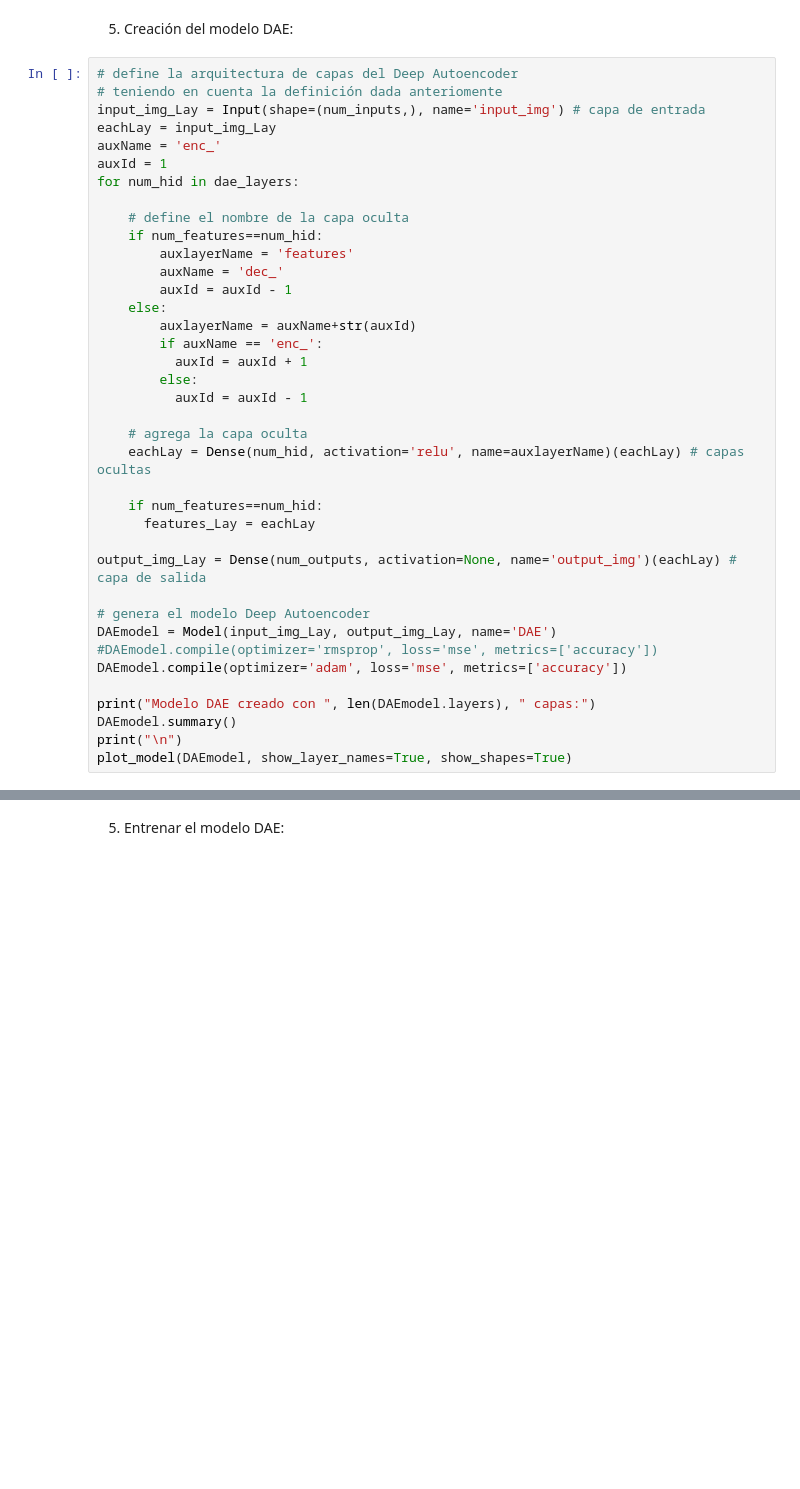
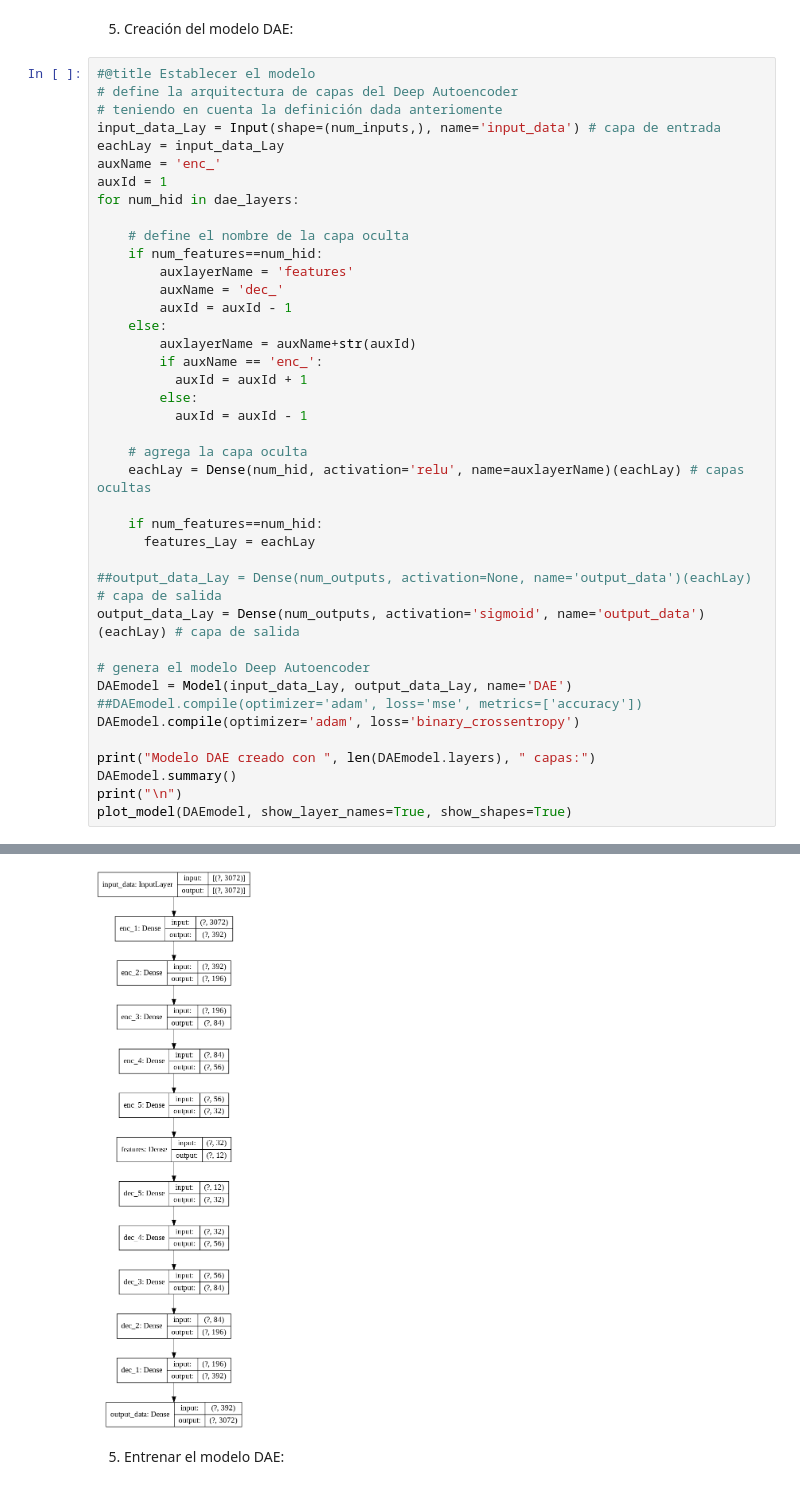
Before and after one commit to PGP-MachineLearning/demoIRIS, a Jupyter notebook: Imag DAE IRIS.ipynb, the cells around one changed output, grey strips where cells are left out. Cells and saved outputs as stored; diff of their text form; blank space fills up the shorter version.

```diff
--- a/Imag DAE IRIS.ipynb
+++ b/Imag DAE IRIS.ipynb
@@ -126,10 +201,11 @@ plot_image(x_train[0])
 # %% [markdown]
 5) Creación del modelo DAE:
 # %%
+#@title Establecer el modelo
 # define la arquitectura de capas del Deep Autoencoder
 # teniendo en cuenta la definición dada anteriomente
-input_img_Lay = Input(shape=(num_inputs,), name='input_img') # capa de entrada
-eachLay = input_img_Lay
+input_data_Lay = Input(shape=(num_inputs,), name='input_data') # capa de entrada
+eachLay = input_data_Lay
 auxName = 'enc_'
 auxId = 1
 for num_hid in dae_layers:
@@ -152,14 +228,16 @@ for num_hid in dae_layers:
     if num_features==num_hid:
       features_Lay = eachLay
 
-output_img_Lay = Dense(num_outputs, activation=None, name='output_img')(eachLay) # capa de salida
+##output_data_Lay = Dense(num_outputs, activation=None, name='output_data')(eachLay) # capa de salida
+output_data_Lay = Dense(num_outputs, activation='sigmoid', name='output_data')(eachLay) # capa de salida
 
 # genera el modelo Deep Autoencoder
-DAEmodel = Model(input_img_Lay, output_img_Lay, name='DAE')
-#DAEmodel.compile(optimizer='rmsprop', loss='mse', metrics=['accuracy'])
-DAEmodel.compile(optimizer='adam', loss='mse', metrics=['accuracy'])
+DAEmodel = Model(input_data_Lay, output_data_Lay, name='DAE')
+##DAEmodel.compile(optimizer='adam', loss='mse', metrics=['accuracy'])
+DAEmodel.compile(optimizer='adam', loss='binary_crossentropy')
 
 print("Modelo DAE creado con ", len(DAEmodel.layers), " capas:")
 DAEmodel.summary()
 print("\n")
 plot_model(DAEmodel, show_layer_names=True, show_shapes=True)
+# %% [output]
@@ -166,3 +261,4 @@ plot_model(DAEmodel, show_layer_names=True, show_shapes=True)
+[figure, added]
 # %% [markdown]
 5) Entrenar el modelo DAE:
 # %%
```
Also changed, not shown: parts of 18 cells of this notebook, 8 other files.
